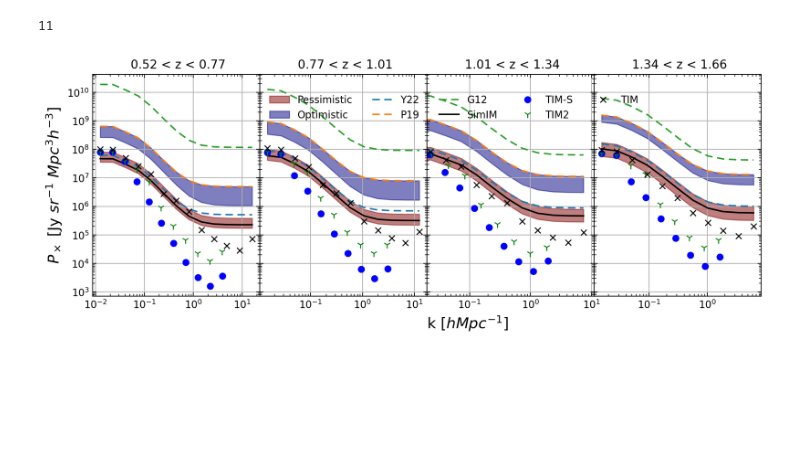
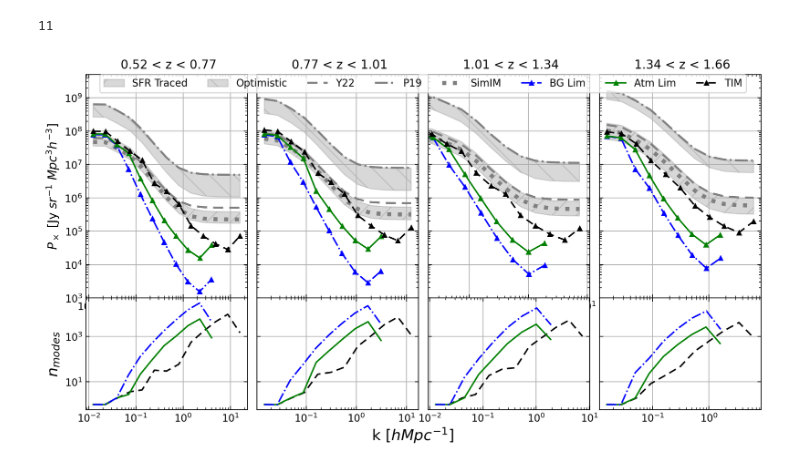
Before and after one commit to JuzzBracks/LIM, a Jupyter notebook: TIMxGal/calc.ipynb, the cells around one changed output. Drawn from its saved outputs; the diff is of its cells as text; code cells hidden in the pictures; blank space fills up the shorter version.

Commit message:
Plot Updates
Updated key TIMxGal plots in response to collaboration feedback.

```diff
--- a/TIMxGal/calc.ipynb
+++ b/TIMxGal/calc.ipynb
@@ -216,7 +216,8 @@ for j, (ks,ws) in enumerate(zip(k_mags, windows)):
 # %%
 plt.figure(dpi = 200, figsize = (8,3))
 for i,((ks,_),nums, col) in enumerate(zip(Pms,nModes, colors)):
-    plt.loglog(ks,nums, color = col, linestyle = linestyles[i], marker = 'x', label = 'Bin ' + str(i+1))
+    plt.loglog(ks,nums, color = col, linestyle = linestyles[i], marker = 'x',
+               label = f" {bins[i].front:.2f} < z < {bins[i].back:.2f}")
 
 plt.xlabel(r"k [$h Mpc^{-1}]$", size=10)
 plt.ylabel('Number of Modes')
@@ -311,7 +313,9 @@ So, an issue: here the dk cubed gives units of inverse volume where Nmodes shoul
 TIM_shot = [1.2e9,2.2e9,3e9,3e9] # TODO: Discuss a self consistent way of calculating these values.
 
 P_TIM = [(b_CII**2 * ICII**2 * Pm + shot) for ICII, (_,Pm), shot in zip(Iciis, Pms, TIM_shot)]
+N_TIM = [lsb.cell_noise(TIM.time).value for lsb, nm in zip(LSbins, nModes)]
 
-N_TIM = [lsb.cell_noise(TIM.time).value for lsb, nm in zip(LSbins, nModes)]
+var_TIM = [(PT + NT)**2/n for PT, NT,n in zip(P_TIM, N_TIM, nModes)]
+
 P_gal = [b_gal**2*Pm for (_,Pm), ngal in zip(Pms, GAL.n_gals)]
-SNR_TIM = [PT/NT for PT, NT in zip(P_TIM, N_TIM)] #This needs some nm and w factors added.
+SNR_TIM = [PT/np.sqrt(var) for PT, var in zip(P_TIM, var_TIM)] #This needs some nm and w factors added.
@@ -358,8 +378,8 @@ quad_SNR_TIM = [np.sqrt(np.sum(SNRs[~np.isnan(SNRs)]**2)) for SNRs in SNR_TIM]
 for i, PT in enumerate(P_TIM):
     power[i].loglog(Pms[i][0], PT, color = colors[i], linestyle = '--', alpha = .7)
     power[i].axhline(TIM_shot[i], color = colors[i], linestyle = ':', alpha = .5)
-    power[i].fill_between(Pms[i][0], PT + N_TIM[i],
-                   PT - N_TIM[i], color = colors[i], alpha = .4)
+    power[i].fill_between(Pms[i][0], PT + var_TIM[i],
+                   PT - var_TIM[i], color = colors[i], alpha = .4)
     power[i].set_title('Bin'+str(i+1))
 
     SNR[i].loglog(Pms[i][0], SNR_TIM[i], color = colors[i], marker = 'x',
@@ -526,13 +546,20 @@ plt.grid()
 # %%
 spaceSig = []
 spaceks = []
+spaceNumks = []
+
 TIM2Sig = []
 TIM2ks = []
+TIM2Numks = []
+
 #TIMSig = []
 spaceSig.append([np.asarray(np.load('TIMSpace_sig_bin'+str(i+1)+'.npy')) for i in np.arange(4)])
 spaceks.append([np.asarray(np.load('TIMSpace_k_bin'+str(i+1)+'.npy')) for i in np.arange(4)])
+spaceNumks.append([np.asarray(np.load('nModesSpace' + str(i+1) + '.npy')) for i in np.arange(4)])
+
 TIM2Sig.append([np.asarray(np.load('TIM2_sig_bin'+str(i+1)+'.npy')) for i in np.arange(4)])
 TIM2ks.append([np.asarray(np.load('TIM2_k_bin'+str(i+1)+'.npy')) for i in np.arange(4)])
+TIM2Numks.append([np.asarray(np.load('nModesTIM2' + str(i+1) + '.npy')) for i in np.arange(4)])
 
 #TIMSig.append([np.asarray(np.load('TIM2_sig_bin'+str(i+1)+'.npy')) for i in np.arange(4)])
 # %%
@@ -571,42 +598,54 @@ Y22 = modelPx(np.loadtxt(preface + 'Y22.npy', delimiter=','))
 
 simimFiducial = modelPx(np.loadtxt(preface[:-1]+'.npy', delimiter=','))
 # %%
-fig, plots = plt.subplots(1,4, figsize = (12,4), sharey = True, dpi = 200)
+fig, (plots, kplots) = plt.subplots(2,4, figsize = (12, 6), dpi = 200, sharey = 'row', gridspec_kw={'height_ratios': [4,2]})
 
 
 for i in np.arange(0,4):
 
-    plots[i].fill_between(Pms[i][0], pessMax_params[i], pessMin_params[i], color = 'maroon', alpha = 0.5,
-                          label = 'Pessimistic')
-    plots[i].fill_between(Pms[i][0], optiMax_params[i], optiMin_params[i], color = 'navy', alpha = 0.5,
+    plots[i].fill_between(Pms[i][0], pessMax_params[i], pessMin_params[i], color = 'grey', alpha = 0.3, hatch = '/',
+                          label = 'SFR Traced')
+    plots[i].fill_between(Pms[i][0], optiMax_params[i], optiMin_params[i], color = 'grey', alpha = 0.3, hatch = '\\',
                           label = 'Optimistic')
 
-    plots[i].loglog(Pms[i][0], Y22[i], label = 'Y22', ls = '--')
-    plots[i].loglog(Pms[i][0], p19[i], label = 'P19', ls = '--')
-    plots[i].loglog(Pms[i][0], g12[i], label = 'G12', ls = '--')
+    plots[i].loglog(Pms[i][0], Y22[i], label = 'Y22', ls = '--', lw = 2, color = 'grey')
+    plots[i].loglog(Pms[i][0], p19[i], label = 'P19', ls = '-.', lw = 2, color = 'grey')
+    #plots[i].loglog(Pms[i][0], g12[i], label = 'G12', ls = '--', lw = 2, color = 'forestgreen')
 
-    plots[i].loglog(Pms[i][0], simimFiducial[i], color = 'k', label = 'SimIM')
-    plots[i].loglog(spaceks[0][i], np.sqrt(spaceSig[0][i]), marker = 'o', label = 'TIM-S', color = 'blue', ls = '')
-    plots[i].loglog(TIM2ks[0][i], np.sqrt(TIM2Sig[0][i]), marker = '1', label = 'TIM2', ms = 7, color = 'green',ls = '')
-    #plots[i].loglog(Pms[i][0], P_gal[i]**2, color = 'grey', label = 'Cosmic Variance')
+    plots[i].loglog(Pms[i][0], simimFiducial[i], color = 'grey', label = 'SimIM', ls = ':', lw = 4)
+    plots[i].loglog(spaceks[0][i], np.sqrt(spaceSig[0][i]), marker = '^', label = 'BG Lim', ms = 4,
+                    color = 'blue', ls = '-.')
+    plots[i].loglog(TIM2ks[0][i], np.sqrt(TIM2Sig[0][i]), marker = '^', label = 'Atm Lim', ms = 4,
+                    color = 'green', ls = '-')
+    #plots[i].loglog(Pms[i][0], np.sqrt(clusterVar[i]))
+    #plots[i].loglog(Pms[i][0], P[i])
+    #plots[i].loglog(Pms[i][0], np.sqrt(N_TIM[i]*P_gal[i]/(2*nModes[i])), label = r'$P_N P_{Gal} / 2n_{modes}$', ls = '--')
     plots[i].grid()
+    kplots[i].grid()
 
     plots[i].set_title(f" {bins[i].front:.2f} < z < {bins[i].back:.2f}")
+    kplots[i].loglog(Pms[i][0], nModes[i], color = 'k', marker = '', ls = '--')
+    kplots[i].loglog(TIM2ks[0][i], TIM2Numks[0][i], color = 'green', marker = '', ms = 10, ls = '-')
+    kplots[i].loglog(spaceks[0][i], spaceNumks[0][i], color = 'blue', marker = '', ls = '-.')
 
-[plots[i].loglog(ks, np.sqrt(VARs), ls = '', marker = 'x', color = 'black', label = 'TIM')
+
+[plots[i].loglog(ks, np.sqrt(VARs), ls = '--', marker = '^', color = 'black', label = 'TIM', ms = 4)
          for i, (VARs, (ks,_)) in enumerate(zip(VARx, Pms))]
 
 
-plots[2].set_xlabel(r"k [$h Mpc^{-1}]$", size=15, loc = 'left')
-plots[0].set_ylabel(r"$P_\times$ [Jy $sr^{-1}$ $Mpc^3 h^{-3}]$", size = 15)
+#kplots[2].set_xlabel(r"k [$h Mpc^{-1}]$", size=15, loc = 'left')
+fig.text(0.5, 0.04, r"k [$h Mpc^{-1}]$", size=15, ha='center')
+plots[0].set_ylabel(r"$P_\times$ [Jy $sr^{-1}$ $Mpc^3 h^{-3}]$", size = 12)
+kplots[0].set_ylabel(r"$n_{modes}$", size = 15)
 plots[2].set_xlim(2e-2,1.1e1)
+plots[0].set_ylim(1e3,5e9)
 
-plots[3].legend(loc='center right', bbox_to_anchor=(0.32, 0.85),
-      ncol=5, fancybox=True, shadow=False)
+plots[3].legend(loc='center right', bbox_to_anchor=(0.94, 0.96), frameon = True, fontsize = 10,
+      ncol=9, fancybox=True, shadow=False)
 #plots[0].legend(fontsize = 9)
-fig.subplots_adjust(hspace=0, wspace=0)
+fig.subplots_adjust(hspace=0., wspace=0.06)
 # %% [output]
-[figure, old version]
+[figure, new version]
 # %%
 Plot cosmic variance
 # %%
```
Also changed, not shown: parts of 9 cells of this notebook, 43 other files.
